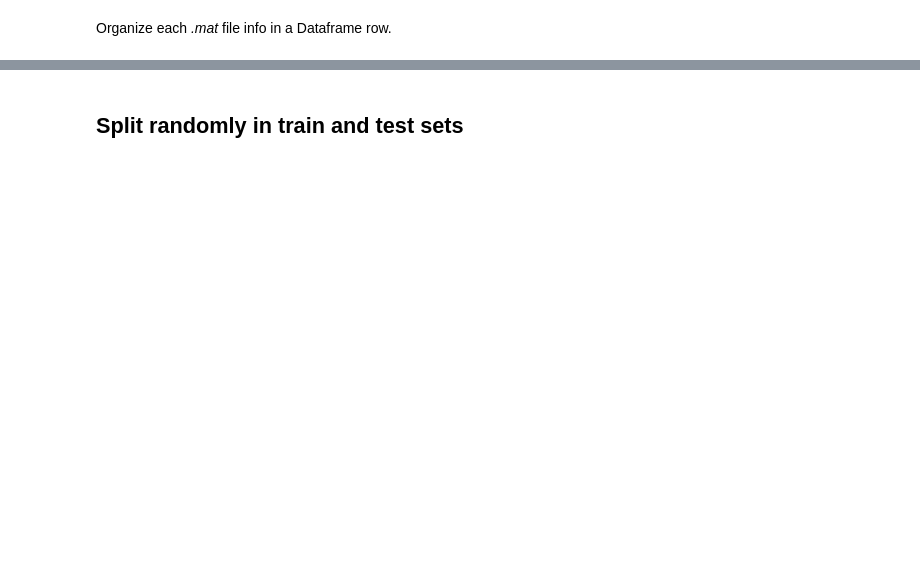
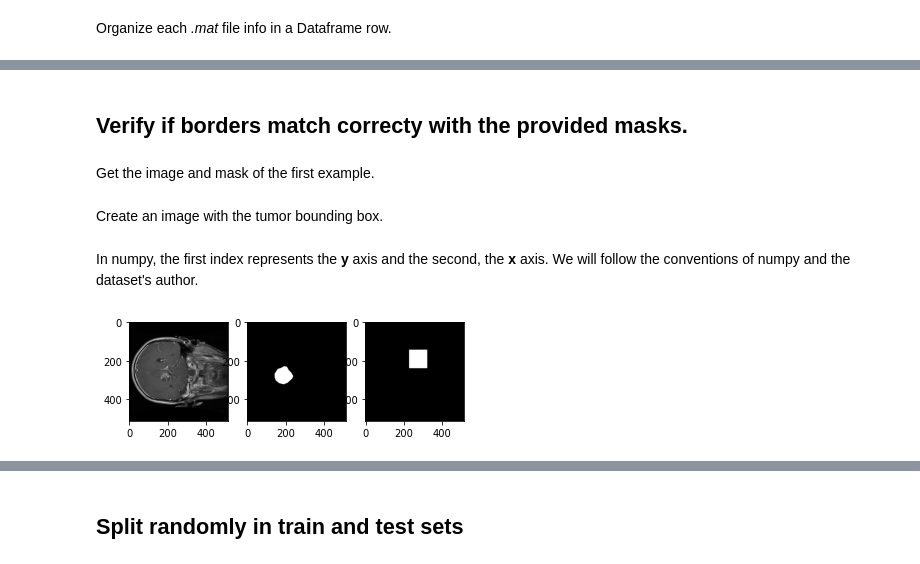
Before and after one commit to matcosta23/BrainMRI, a Jupyter notebook: prepare_dataset.ipynb, the cells around one changed output, grey strips where cells are left out. Saved outputs shown, nothing was run; the diff lists cells and outputs as text; code cells hidden in the pictures; blank space fills up the shorter version.

```diff
--- a/prepare_dataset.ipynb
+++ b/prepare_dataset.ipynb
@@ -82,0 +80,30 @@ imgs_df.shape
+# %% [markdown]
+## Verify if borders match correcty with the provided masks.
+# %% [markdown]
+Get the image and mask of the first example.
+# %%
+image, mask = imgs_df.Image_Array[0], imgs_df.Mask_Array[0]
+# %% [markdown]
+Create an image with the tumor bounding box.
+# %%
+x_values = imgs_df.Tumor_Border[0][0][::2]
+y_values = imgs_df.Tumor_Border[0][0][1::2]
+
+x_min = x_values.min().astype(np.int16)
+x_max = x_values.max().astype(np.int16)
+y_min = y_values.min().astype(np.int16)
+y_max = y_values.max().astype(np.int16)
+# %% [markdown]
+In numpy, the first index represents the **y** axis and the second, the **x** axis. We will follow the conventions of numpy and the dataset's author.
+# %%
+# Y in the first index.
+borders = np.zeros_like(mask)
+borders[y_min:y_max, x_min:x_max] = 255
+
+fig = plt.figure()
+sub_figs = list(map(lambda i: fig.add_subplot(1,3,i), range(1, 4)))
+plots = list(map(lambda img, sf: sf.imshow(img, cmap='gray'), [image, mask, borders], sub_figs))
+
+plt.show()
+# %% [output]
+[figure, added]
```
Also changed, not shown: parts of 27 cells of this notebook.
